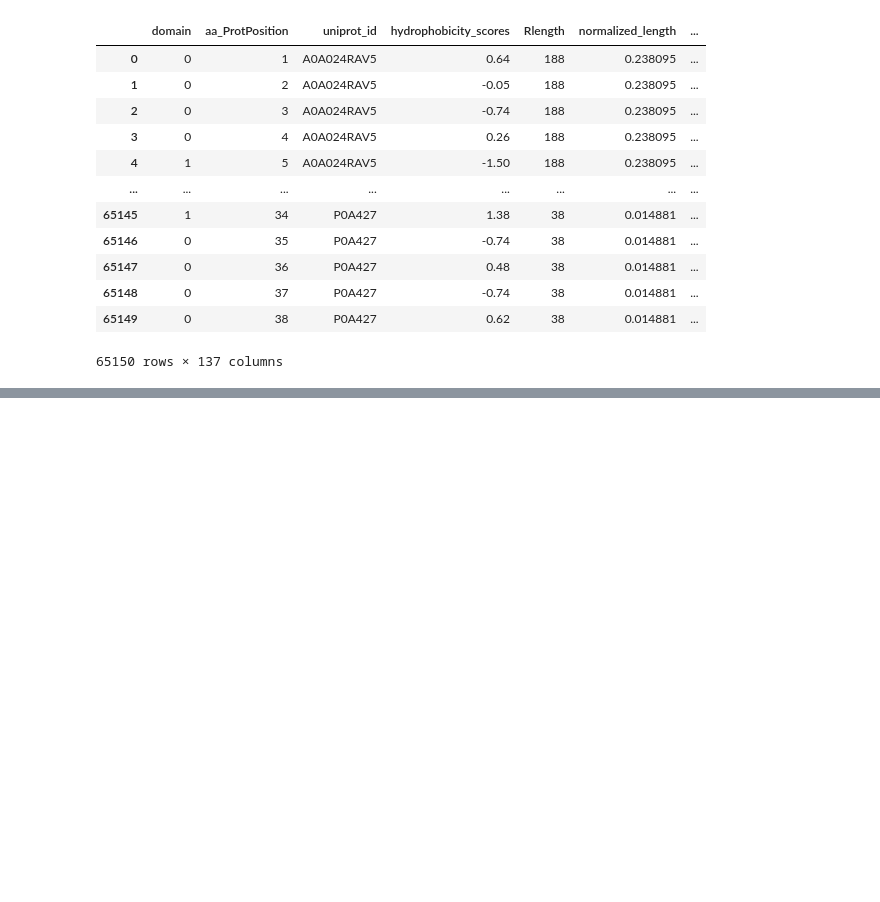
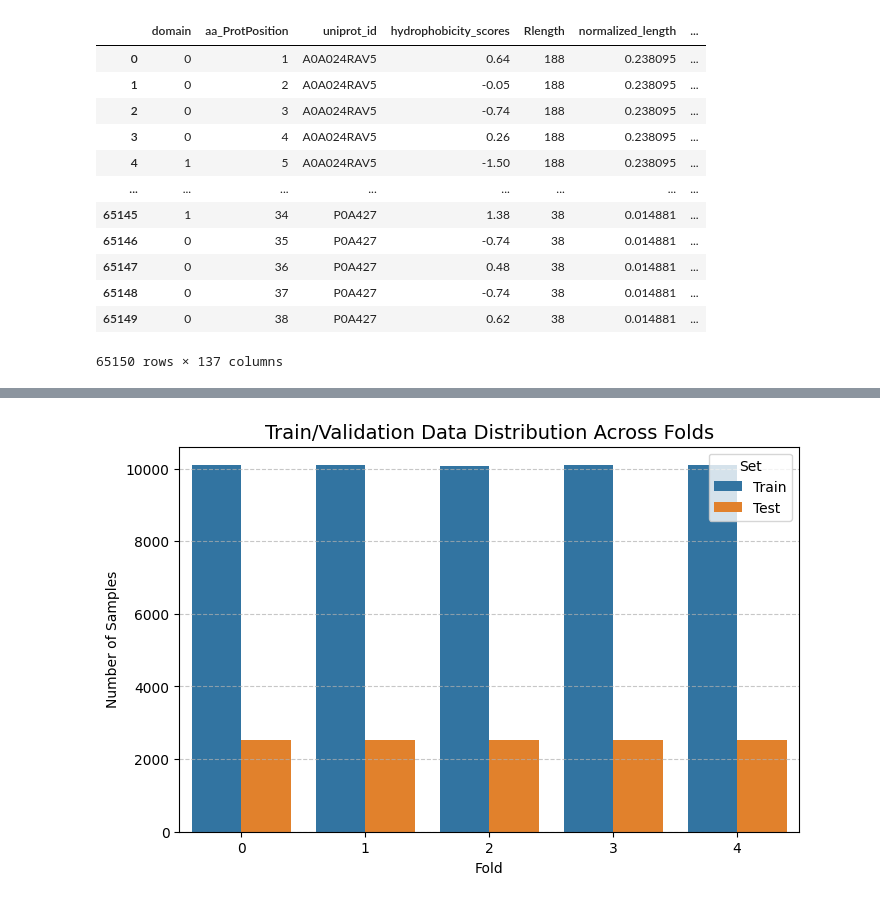
Before and after one commit to LuminousCodeGH/scientific-machine-learning-project, a Jupyter notebook: model_training.ipynb, the cells around one changed output, grey strips where cells are left out. Cells and saved outputs as stored; diff of their text form; code cells hidden in the pictures; blank space fills up the shorter version.

Commit message:
Train baseline model:   - Group-based K-Fold CV   - Decision tree training   - CV data distribution plot   - Decision tree performance plot

```diff
--- a/model_training.ipynb
+++ b/model_training.ipynb
@@ -23,12 +23,12 @@ ppi_clean
 # %%
 # Remove columns that shouldn't be features
 def remove_non_features(df: pd.DataFrame, non_feature_cols: list[str]) -> pd.DataFrame:
-    return df.drop(non_feature_cols)
+    return df.drop(non_feature_cols, axis=1)
 # %%
 # Split data into train/validation and test set, taking into account the protein groups
 from sklearn.model_selection import GroupShuffleSplit
 
-def split_data_by_group(X: pd.DataFrame, y: pd.Series, groups: pd.Series, **kwargs) -> tuple[pd.DataFrame, pd.DataFrame, pd.DataFrame, pd.DataFrame]:
+def split_data_by_group(X: pd.DataFrame, y: pd.Series, groups: pd.Series, **kwargs) -> tuple[pd.DataFrame, pd.DataFrame, pd.Series, pd.Series]:
     gss = GroupShuffleSplit(**kwargs)
 
     for train_idx, test_idx in gss.split(X, y, groups):
@@ -82,8 +69,59 @@ Intersection:  frozenset({'9_wm_pssm_D', '9_wm_pssm_L', '9_wm_pssm_G', '9_wm_pss
-# %%
-from sklearn.tree import DecisionTreeClassifier
-
-X = X_tv
-y = y_tv
-groups = X.uniprot_id
-
-X_train, X_valid, y_train, y_valid = split_data_by_group(X, y, groups, train_size=0.2)
+# %%
+from sklearn.tree import DecisionTreeClassifier
+from sklearn.model_selection import GroupKFold
+from sklearn.base import BaseEstimator
+from sklearn.metrics import roc_auc_score, recall_score
+
+def kfold_cv_by_group(X: pd.DataFrame, y: pd.Series, groups: pd.Series, model: BaseEstimator, **kwargs) -> pd.DataFrame:
+    group_kfold = GroupKFold(**kwargs)
+
+    scores = {'fold': [], 'auc': [], 'rec': []}
+    fold_data = {'Fold': [], 'Set': [], 'Size': []}
+
+    # Perform cross-validation
+    for fold, (train_idx, val_idx) in enumerate(group_kfold.split(X, y, groups)):
+        print(f'Performing on {fold=}')
+        X_train, X_val = X.iloc[train_idx], X.iloc[val_idx]
+        y_train, y_val = y.iloc[train_idx], y.iloc[val_idx]
+
+        model.fit(X_train, y_train)
+
+        y_pred = model.predict(X_val)
+        auc_score = roc_auc_score(y_val, y_pred)
+        rec_score = recall_score(y_val, y_pred)
+
+        scores['fold'].append(fold)
+        scores['auc'].append(auc_score)
+        scores['rec'].append(rec_score)  # TPR
+
+        fold_data['Fold'].extend([fold, fold])  # Add fold index twice
+        fold_data['Set'].extend(["Train", "Test"])  # Train and Test labels
+        fold_data['Size'].extend([len(train_idx), len(val_idx)])  # Number of samples
+        print(f'{len(train_idx)=}, {len(val_idx)=}')
+
+    # Convert to DataFrame
+    fold_df = pd.DataFrame(fold_data)
+
+    # Create bar plot
+    plt.figure(figsize=(8, 5))
+    sns.barplot(data=fold_df, x="Fold", y="Size", hue="Set")
+
+    # Customize plot
+    plt.title("Train/Validation Data Distribution Across Folds", fontsize=14)
+    plt.xlabel("Fold")
+    plt.ylabel("Number of Samples")
+    plt.legend(title="Set", loc="upper right")
+    plt.grid(axis='y', linestyle='--', alpha=0.7)
+    plt.show()
+
+    return pd.DataFrame(scores)
+
+non_feature_cols = ['domain', 'aa_ProtPosition', 'uniprot_id']
+X = remove_non_features(X_tv, non_feature_cols)
+y = y_tv
+groups = X_tv.uniprot_id
+
+baseline_model = DecisionTreeClassifier(class_weight='balanced', max_leaf_nodes=12)
+
+baseline_scores = kfold_cv_by_group(X, y, groups, baseline_model)
+# %% [output]
@@ -89,0 +138 @@ X_train, X_valid, y_train, y_valid = split_data_by_group(X, y, groups, train_siz
+[figure, added]
```
Also changed, not shown: parts of 3 cells of this notebook.
